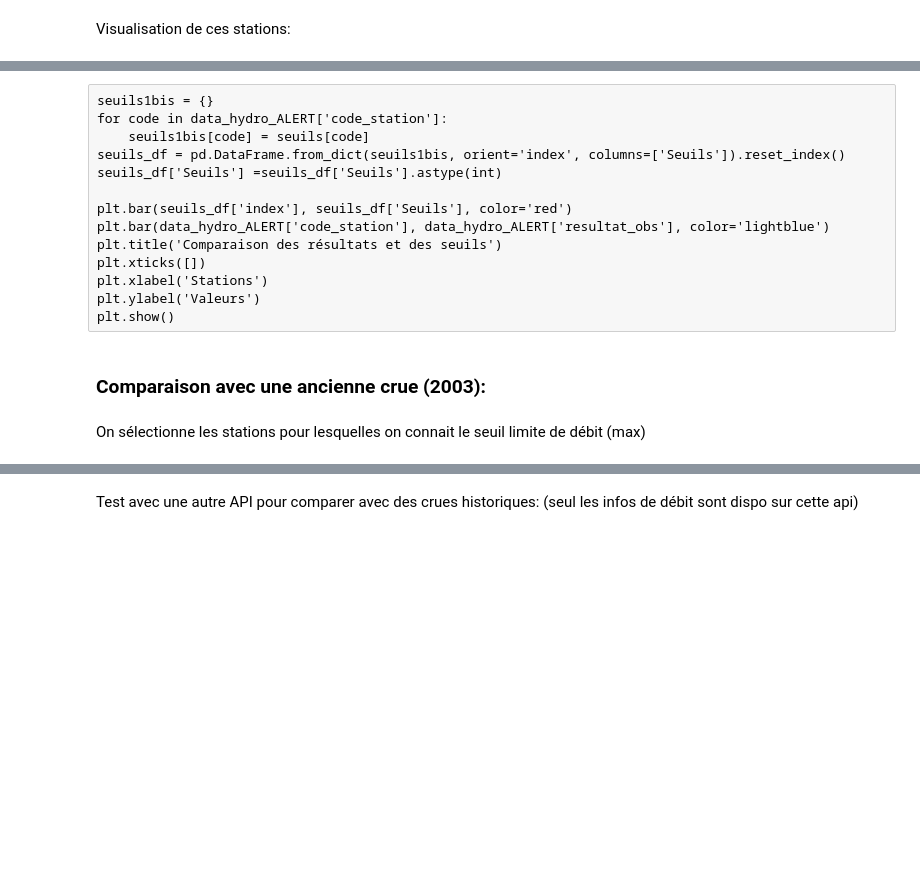
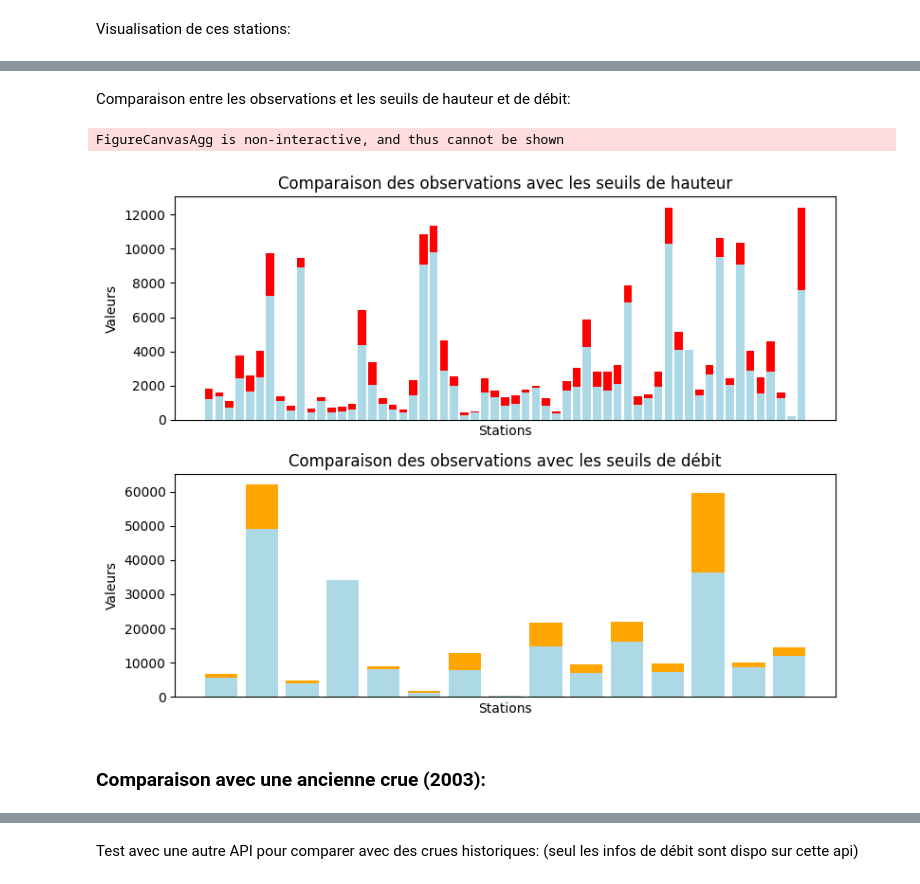
Before and after one commit to AurorePDSA/real-time-flood-alerts, a Jupyter notebook: real-time-flood-alerts-23-10.ipynb, the cells around one changed output, grey strips where cells are left out. Drawn from its saved outputs; the diff is of its cells as text; code cells hidden in the pictures; blank space fills up the shorter version.

Commit message:
Improved visual representations

```diff
--- a/real-time-flood-alerts-23-10.ipynb
+++ b/real-time-flood-alerts-23-10.ipynb
@@ -142,6 +197,7 @@ latest_obs_per_site = latest_obs_per_site.reset_index(drop=True)
 # %% [markdown]
 On fait la moyenne des observations:
 # %%
-latest_obs_per_site = data_hydro.copy()
-mean_obs = latest_obs_per_site.groupby("code_station")[['resultat_obs','latitude','longitude']].mean().reset_index()
+mean_obs = data_hydro.groupby(["code_station","grandeur_hydro"])[['resultat_obs','latitude','longitude']].mean().reset_index()
+mean_obs_H = mean_obs.loc[mean_obs["grandeur_hydro"] == 'H'].reset_index()
+mean_obs_Q = mean_obs.loc[mean_obs["grandeur_hydro"] == 'Q'].reset_index()
 # %% [markdown]
@@ -172,0 +224,7 @@ data_hydro_ALERT.head()
+# %%
+data_hydro_ALERT2 = pd.DataFrame()
+
+for index, row in mean_obs_H.iterrows():
+
+    if row['resultat_obs'] > float(seuils_H[row['code_station']])*0.6:
+        data_hydro_ALERT2 = pd.concat([data_hydro_ALERT2,mean_obs_H.loc[mean_obs_H['code_station']==row['code_station']]],ignore_index=True)
@@ -172,0 +233,7 @@ data_hydro_ALERT.head()
+# %%
+data_hydro_ALERT3 = pd.DataFrame()
+
+for index, row in mean_obs_Q.iterrows():
+
+    if row['resultat_obs'] > float(seuils_Q[row['code_station']])*0.6:
+        data_hydro_ALERT3 = pd.concat([data_hydro_ALERT3,mean_obs_Q.loc[mean_obs_Q['code_station']==row['code_station']]],ignore_index=True)
@@ -179,21 +273,41 @@ fig.update_layout(title='Zones à risque', title_x=0.5, autosize=True, height=80
 fig.show()
 # %% [output]
 [interactive output not drawn]
-# %% [raw]
-seuils1bis = {}
-for code in data_hydro_ALERT['code_station']:
-    seuils1bis[code] = seuils[code]
-seuils_df = pd.DataFrame.from_dict(seuils1bis, orient='index', columns=['Seuils']).reset_index()
-seuils_df['Seuils'] =seuils_df['Seuils'].astype(int)
-
-plt.bar(seuils_df['index'], seuils_df['Seuils'], color='red')
-plt.bar(data_hydro_ALERT['code_station'], data_hydro_ALERT['resultat_obs'], color='lightblue')
-plt.title('Comparaison des résultats et des seuils')
-plt.xticks([])
-plt.xlabel('Stations')
-plt.ylabel('Valeurs')
-plt.show()
+# %% [markdown]
+Comparaison entre les observations et les seuils de hauteur et de débit:
+# %%
+seuils_H_temp = {}
+for code in data_hydro_ALERT2['code_station']:
+    seuils_H_temp[code] = seuils_H[code]
+seuils_H_df = pd.DataFrame.from_dict(seuils_H_temp, orient='index', columns=['Seuils']).reset_index()
+seuils_H_df['Seuils'] =seuils_H_df['Seuils'].astype(int)
+
+seuils_Q_temp = {}
+for code in data_hydro_ALERT3['code_station']:
+    seuils_Q_temp[code] = seuils_Q[code]
+seuils_Q_df = pd.DataFrame.from_dict(seuils_Q_temp, orient='index', columns=['Seuils']).reset_index()
+seuils_Q_df['Seuils'] = seuils_Q_df['Seuils'].astype(int)
+
+fig, (ax1, ax2) = plt.subplots(2, 1, figsize=(8, 6))
+
+ax1.bar(seuils_H_df['index'], seuils_H_df['Seuils'], color='red')
+ax1.bar(data_hydro_ALERT2['code_station'], data_hydro_ALERT2['resultat_obs'], color='lightblue')
+ax1.set_title('Comparaison des observations avec les seuils de hauteur')
+ax1.set_xticks([])
+ax1.set_xlabel('Stations')
+ax1.set_ylabel('Valeurs')
+
+ax2.bar(seuils_Q_df['index'], seuils_Q_df['Seuils'], color='orange')
+ax2.bar(data_hydro_ALERT3['code_station'], data_hydro_ALERT3['resultat_obs'], color='lightblue')
+ax2.set_title('Comparaison des observations avec les seuils de débit')
+ax2.set_xticks([])
+ax2.set_xlabel('Stations')
+ax2.set_ylabel('Valeurs')
+
+fig.tight_layout()
+fig.show()
+# %% [output]
+FigureCanvasAgg is non-interactive, and thus cannot be shown
+[figure, added]
 # %% [markdown]
 ### Comparaison avec une ancienne crue (2003):
-# %% [markdown]
-On sélectionne les stations pour lesquelles on connait le seuil limite de débit (max)
```
Also changed, not shown: parts of 35 cells of this notebook, 11 other files.
